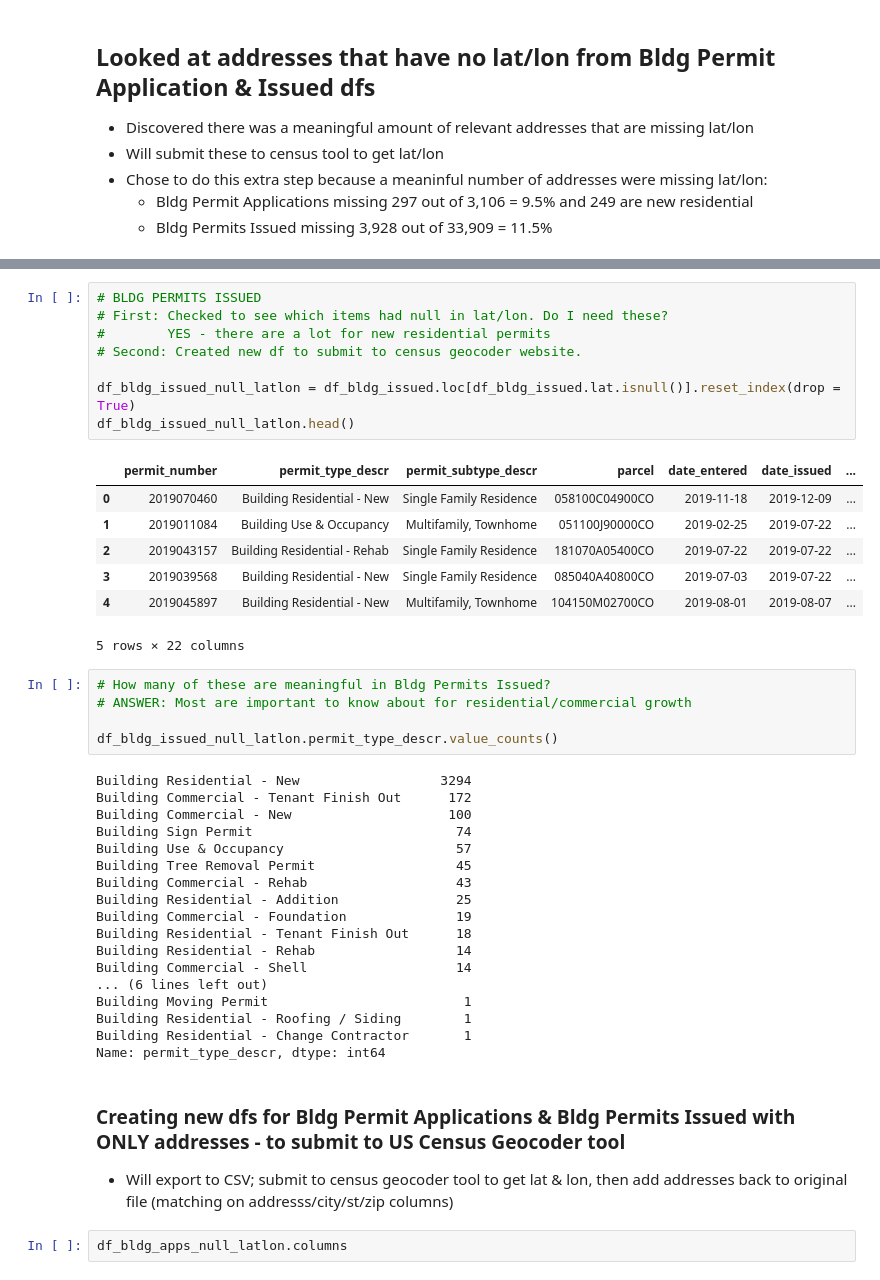
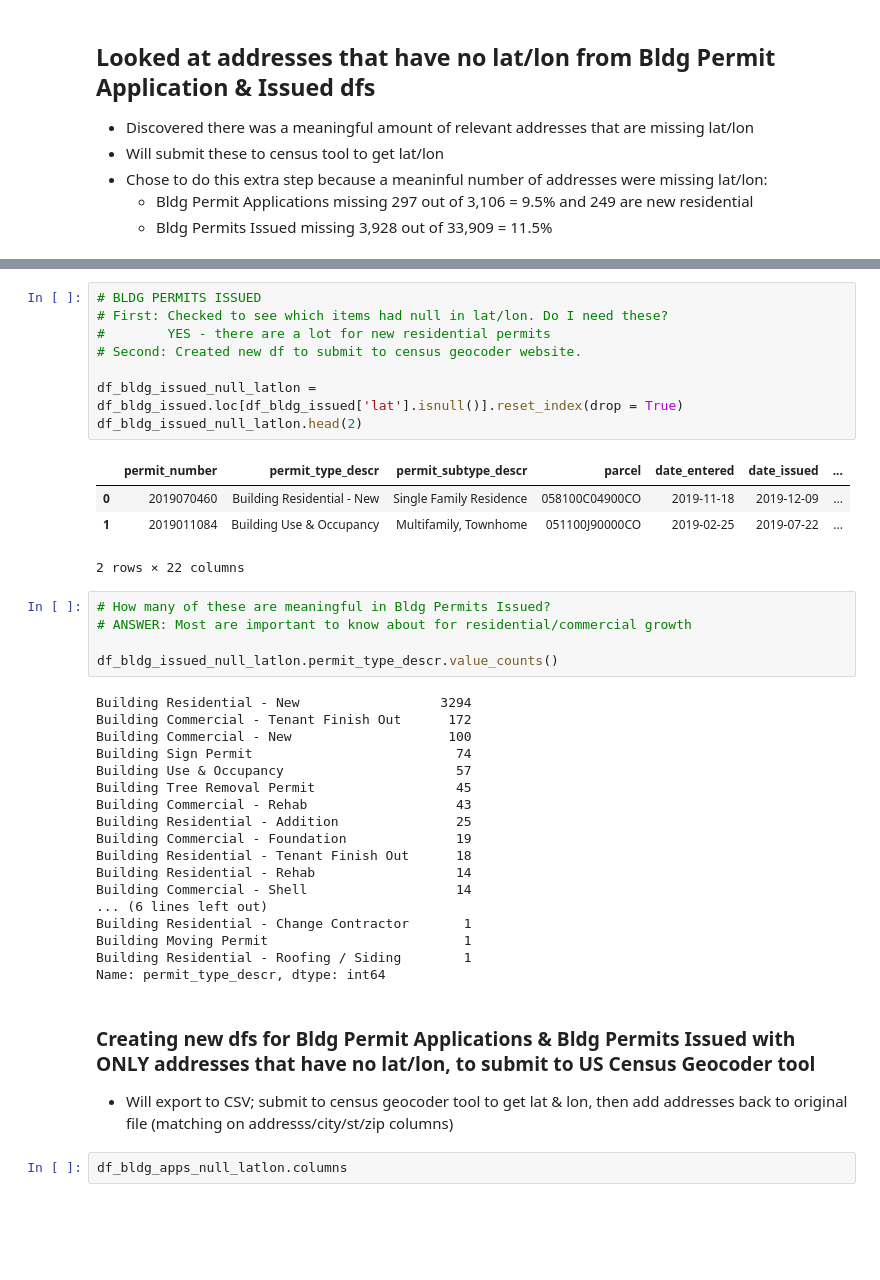
Before and after one commit to lorirocks/nashville-neighborhoods-capstone, a Jupyter notebook: notebooks/1_dataprep.ipynb, the cells around one changed output, grey strips where cells are left out. Saved outputs shown, nothing was run; the diff lists cells and outputs as text; blank space fills up the shorter version.

```diff
--- a/notebooks/1_dataprep.ipynb
+++ b/notebooks/1_dataprep.ipynb
@@ -586,19 +616,16 @@ Name: permit_type_descr, dtype: int64
 # %%
 # BLDG PERMITS ISSUED
 # First: Checked to see which items had null in lat/lon. Do I need these?
 #        YES - there are a lot for new residential permits
 # Second: Created new df to submit to census geocoder website.
 
-df_bldg_issued_null_latlon = df_bldg_issued.loc[df_bldg_issued.lat.isnull()].reset_index(drop = True)
-df_bldg_issued_null_latlon.head()
+df_bldg_issued_null_latlon = df_bldg_issued.loc[df_bldg_issued['lat'].isnull()].reset_index(drop = True)
+df_bldg_issued_null_latlon.head(2)
 # %% [output]
 |  | permit_number | permit_type_descr | permit_subtype_descr | parcel | date_entered | date_issued | ... |
 | 0 | 2019070460 | Building Residential - New | Single Family Residence | 058100C04900CO | 2019-11-18 | 2019-12-09 | ... |
 | 1 | 2019011084 | Building Use & Occupancy | Multifamily, Townhome | 051100J90000CO | 2019-02-25 | 2019-07-22 | ... |
-| 2 | 2019043157 | Building Residential - Rehab | Single Family Residence | 181070A05400CO | 2019-07-22 | 2019-07-22 | ... |
-| 3 | 2019039568 | Building Residential - New | Single Family Residence | 085040A40800CO | 2019-07-03 | 2019-07-22 | ... |
-| 4 | 2019045897 | Building Residential - New | Multifamily, Townhome | 104150M02700CO | 2019-08-01 | 2019-08-07 | ... |
-5 rows × 22 columns
+2 rows × 22 columns
 # %%
 # How many of these are meaningful in Bldg Permits Issued?
 # ANSWER: Most are important to know about for residential/commercial growth
@@ -618,12 +645,12 @@ Building Residential - Tenant Finish Out      18
 Building Residential - Rehab                  14
 Building Commercial - Shell                   14
 ... (6 lines left out)
+Building Residential - Change Contractor       1
 Building Moving Permit                         1
 Building Residential - Roofing / Siding        1
-Building Residential - Change Contractor       1
 Name: permit_type_descr, dtype: int64
 # %% [markdown]
-### Creating new dfs for Bldg Permit Applications & Bldg Permits Issued with ONLY addresses - to submit to US Census Geocoder tool
+### Creating new dfs for Bldg Permit Applications & Bldg Permits Issued with ONLY addresses that have no lat/lon, to submit to US Census Geocoder tool
 - Will export to CSV; submit to census geocoder tool to get lat & lon, then add addresses back to original file (matching on addresss/city/st/zip columns)
 # %%
 df_bldg_apps_null_latlon.columns
```
Also changed, not shown: parts of 74 cells of this notebook, 13 other files.
